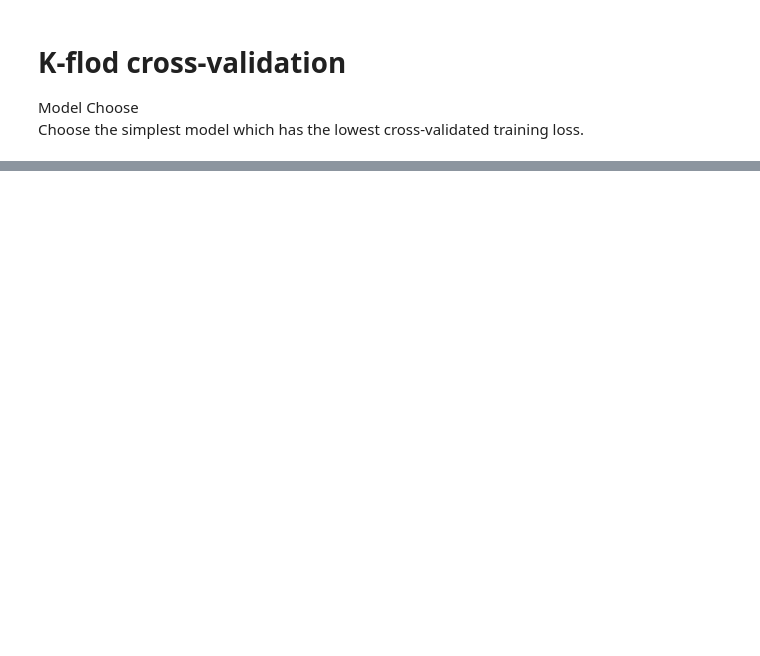
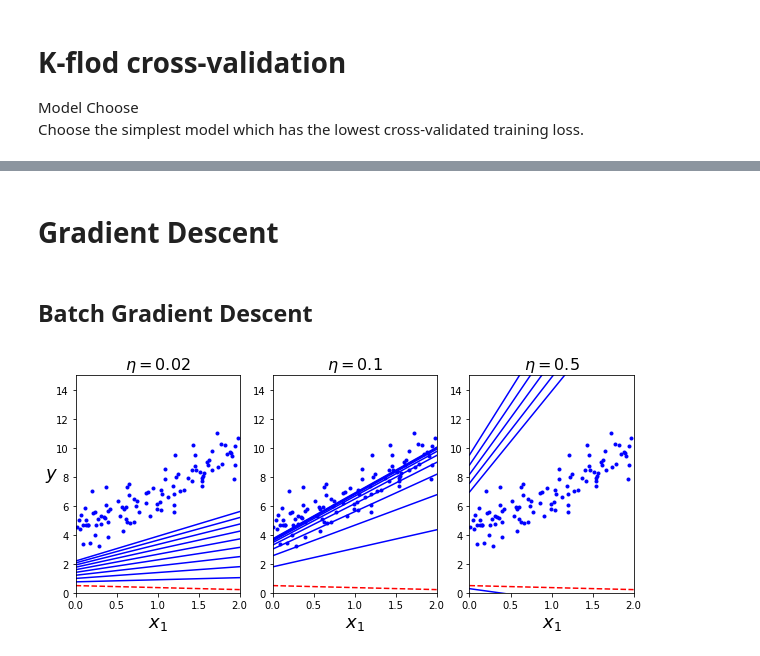
Before and after one commit to bochendong/DS3000_final_review, a Jupyter notebook: 8. Other/other.ipynb, the cells around one changed output, grey strips where cells are left out. Saved outputs shown, nothing was run; the diff lists cells and outputs as text; code cells hidden in the pictures; blank space fills up the shorter version.

```diff
--- a/8. Other/other.ipynb
+++ b/8. Other/other.ipynb
@@ -450,0 +456,13 @@ get_confusion_matrix(ytest, ypred)
+# %% [markdown]
+# Gradient Descent
+# %% [markdown]
+## Batch Gradient Descent
+# %%
+np.random.seed(42)
+X = 2 * np.random.rand(100, 1)
+X_b = np.c_[np.ones((100, 1)), X]
+
+X_new = np.array([[0], [2]])
+X_new_b = np.c_[np.ones((2, 1)), X_new]
+
+y = 4 + 3 * X + np.random.randn(100, 1)
@@ -450,0 +496,12 @@ get_confusion_matrix(ytest, ypred)
+# %%
+np.random.seed(42)
+theta = np.random.randn(2,1)  # random initialization
+
+plt.figure(figsize=(10,4))
+plt.subplot(131); plot_gradient_descent(theta, eta=0.02); plt.ylabel("$y$", rotation=0, fontsize=18)
+plt.subplot(132); plot_gradient_descent(theta, eta=0.10)
+plt.subplot(133); plot_gradient_descent(theta, eta=0.50)
+
+plt.show()
+# %% [output]
+[figure, added]
```
Also changed, not shown: parts of 64 cells of this notebook, 12 other files.
